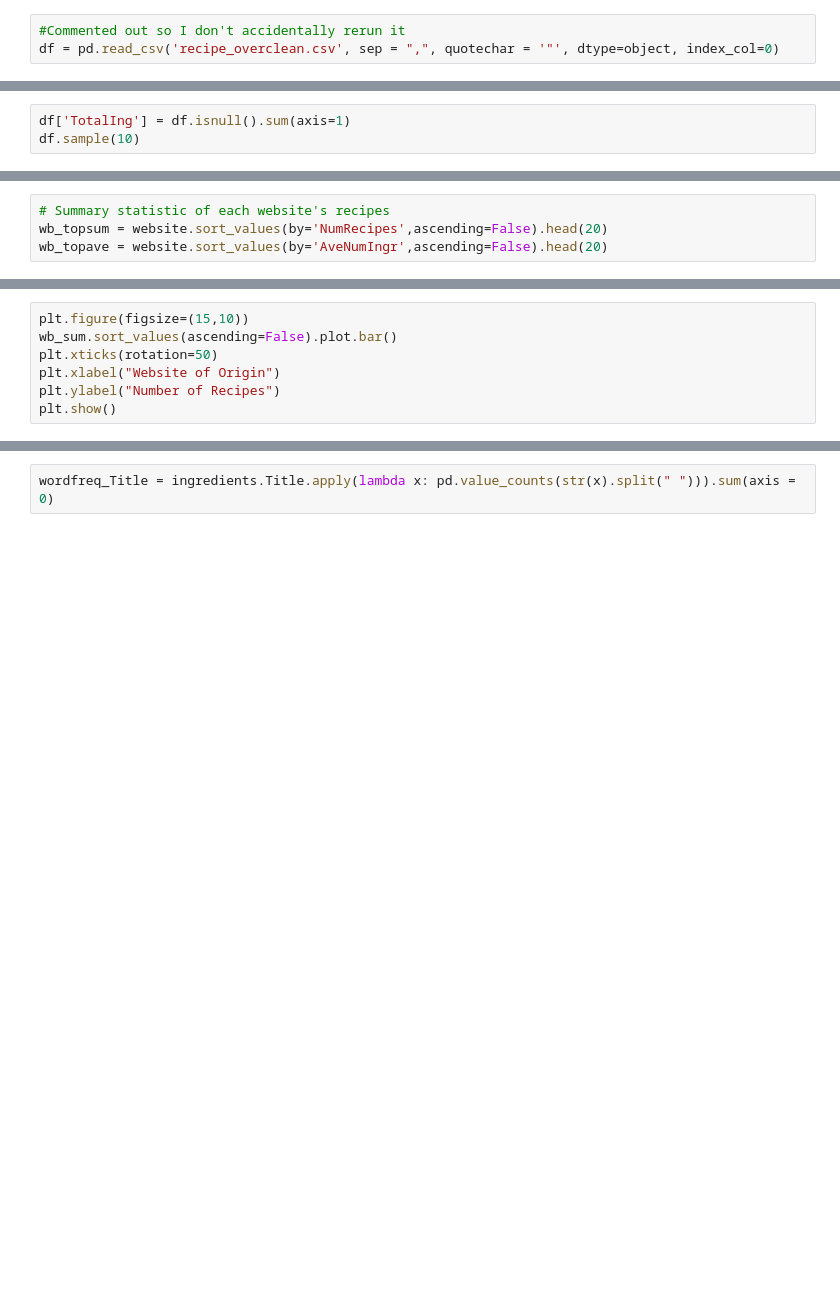
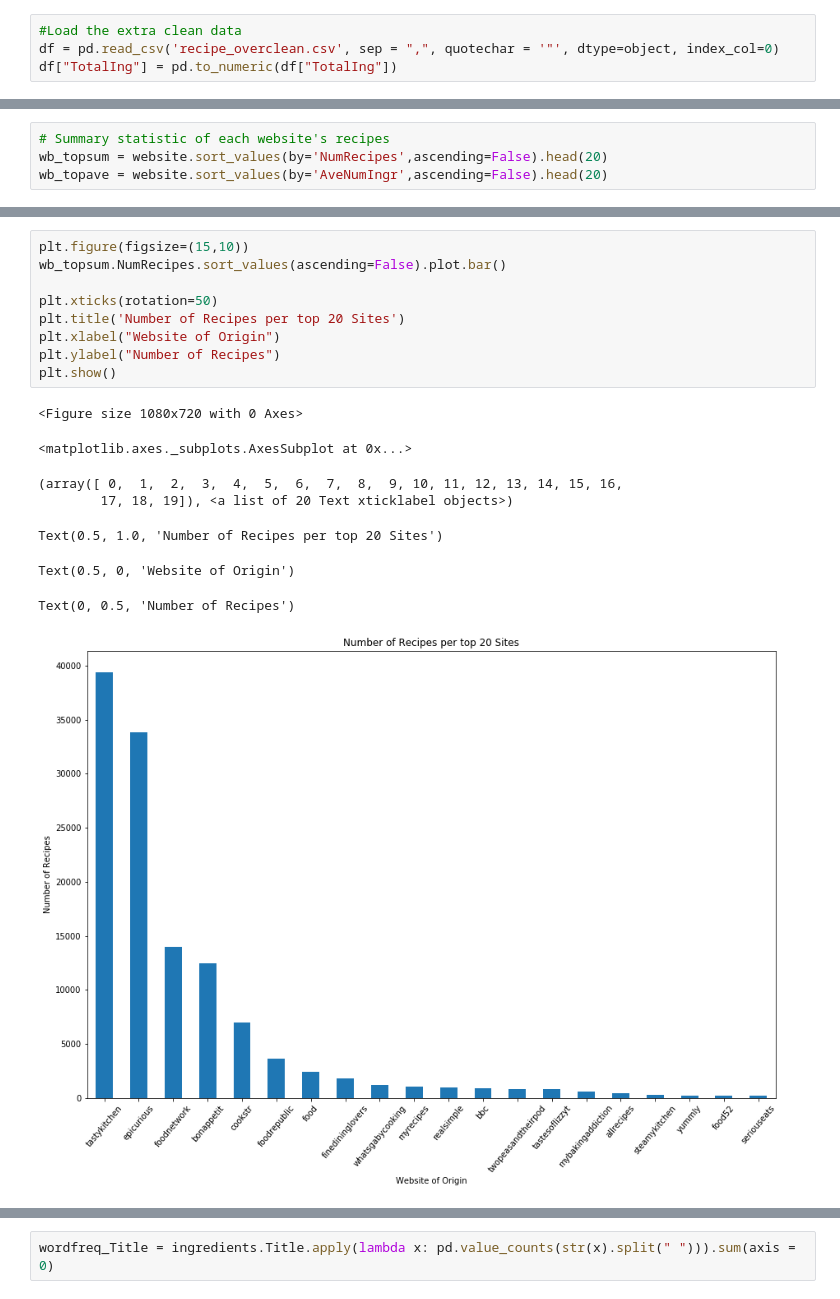
Before and after one commit to nemasobhani/Nutrition-from-Web-Scraped-Recipes, a Jupyter notebook: WordClouds.ipynb, the cells around one changed output, grey strips where cells are left out. Cells and saved outputs as stored; diff of their text form; blank space fills up the shorter version.

```diff
--- a/WordClouds.ipynb
+++ b/WordClouds.ipynb
@@ -22,5 +17,6 @@ from collections import Counter
 from IPython.core.interactiveshell import InteractiveShell
 InteractiveShell.ast_node_interactivity = "all"
 # %%
-#Commented out so I don't accidentally rerun it
+#Load the extra clean data
 df = pd.read_csv('recipe_overclean.csv', sep = ",", quotechar = '"', dtype=object, index_col=0)
+df["TotalIng"] = pd.to_numeric(df["TotalIng"])
@@ -33,3 +22,0 @@ df.dtypes
-# %%
-df['TotalIng'] = df.isnull().sum(axis=1)
-df.sample(10)
@@ -49,9 +102,20 @@ wb_topave
 # %%
 plt.figure(figsize=(15,10))
-wb_sum.sort_values(ascending=False).plot.bar()
+wb_topsum.NumRecipes.sort_values(ascending=False).plot.bar()
+
 plt.xticks(rotation=50)
+plt.title('Number of Recipes per top 20 Sites')
 plt.xlabel("Website of Origin")
 plt.ylabel("Number of Recipes")
 plt.show()
+# %% [output]
+<Figure size 1080x720 with 0 Axes>
+<matplotlib.axes._subplots.AxesSubplot at 0x...>
+(array([ 0,  1,  2,  3,  4,  5,  6,  7,  8,  9, 10, 11, 12, 13, 14, 15, 16,
+        17, 18, 19]), <a list of 20 Text xticklabel objects>)
+Text(0.5, 1.0, 'Number of Recipes per top 20 Sites')
+Text(0.5, 0, 'Website of Origin')
+Text(0, 0.5, 'Number of Recipes')
+[figure, added]
 # %%
 plt.figure(figsize=(15,10))
```
Also changed, not shown: parts of 44 cells of this notebook, 15 other files.
